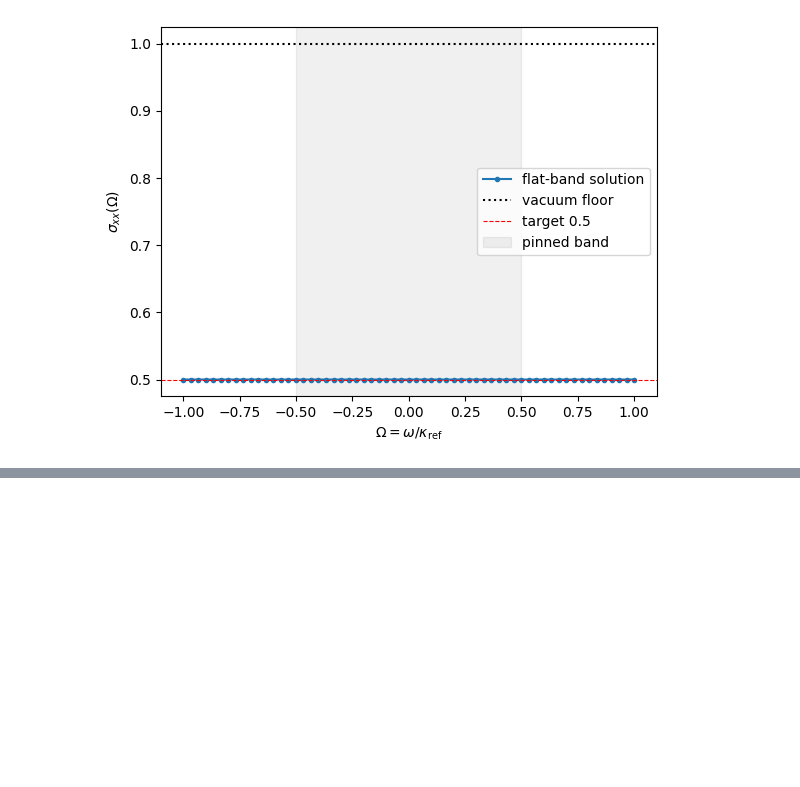
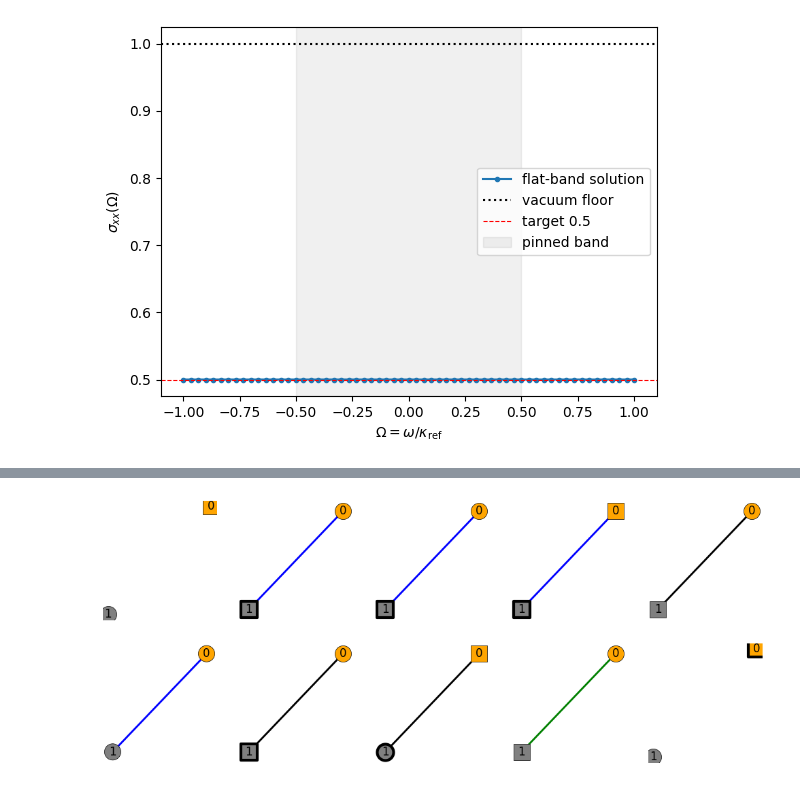
Before and after one commit to Fouriersaur/AutoGaussian, a Jupyter notebook: autogaussian/2_directional_and_broadband.ipynb, the cells around one changed output, grey strips where cells are left out. Saved outputs shown, nothing was run; the diff lists cells and outputs as text; code cells hidden in the pictures; blank space fills up the shorter version.

```diff
--- a/autogaussian/2_directional_and_broadband.ipynb
+++ b/autogaussian/2_directional_and_broadband.ipynb
@@ -130,0 +208,14 @@ decay ratios found: {'kappa~_0': 23.692541137430503, 'kappa~_1': 1.3697048273527
+# %%
+optimizer_search = CovarianceArchitectureOptimizer(
+    problem.target, num_auxiliary_modes=1, seed=1, make_initial_test=False,
+    kwargs_optimization={"num_tests": 8}, **problem.optimizer_kwargs())
+
+irreducibles_bb = optimizer_search.perform_breadth_first_search(progress=False)
+
+print("%i irreducible graphs (%i oracle calls)"
+      % (len(irreducibles_bb), sum(optimizer_search.num_tested_graphs)))
+for graph in sorted(irreducibles_bb, key=lambda g: int(np.sum(g))):
+    print("   complexity %i:  %s"
+          % (int(np.sum(graph)), ", ".join(optimizer_search.space.describe(graph))))
+print()
+print(optimizer_search.report())
@@ -130,0 +240,6 @@ decay ratios found: {'kappa~_0': 23.692541137430503, 'kappa~_1': 1.3697048273527
+# %%
+fig, axes = plot_list_of_graphs(irreducibles_bb, optimizer_search.space,
+                                node_colors=["orange", "gray"])
+plt.show()
+# %% [output]
+[figure, added]
```
Also changed, not shown: parts of 8 cells of this notebook, 4 other files.
